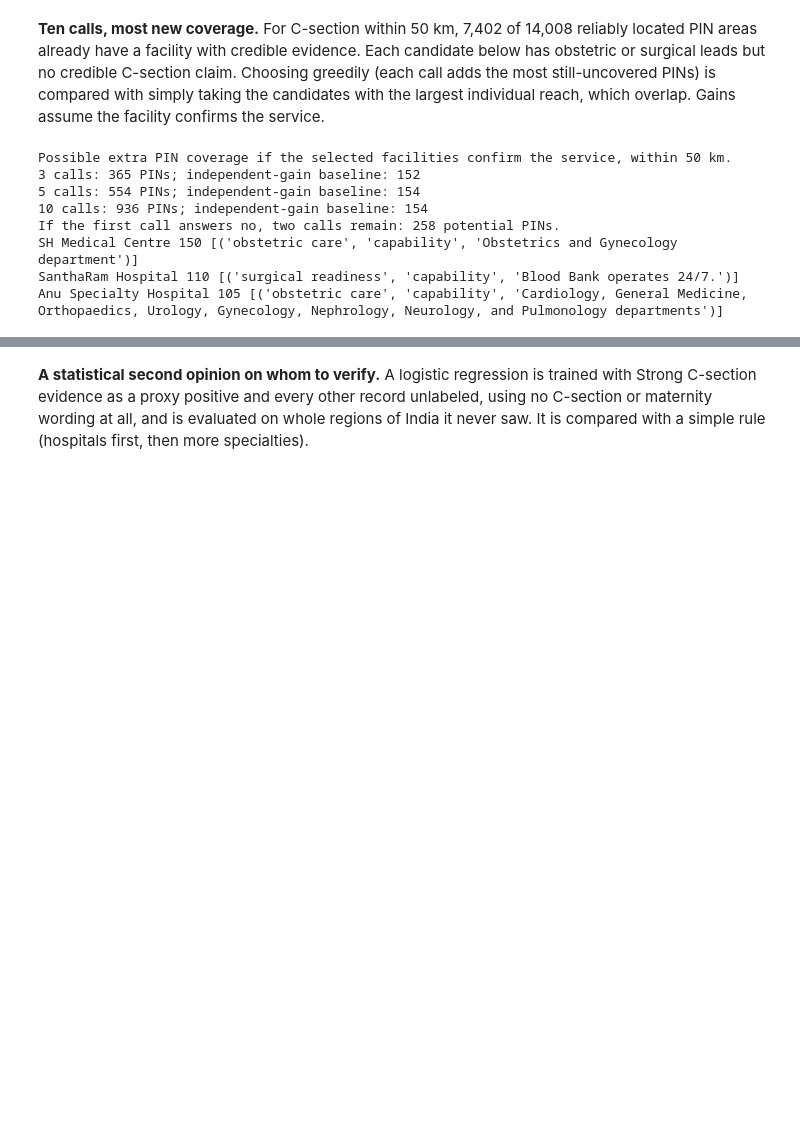
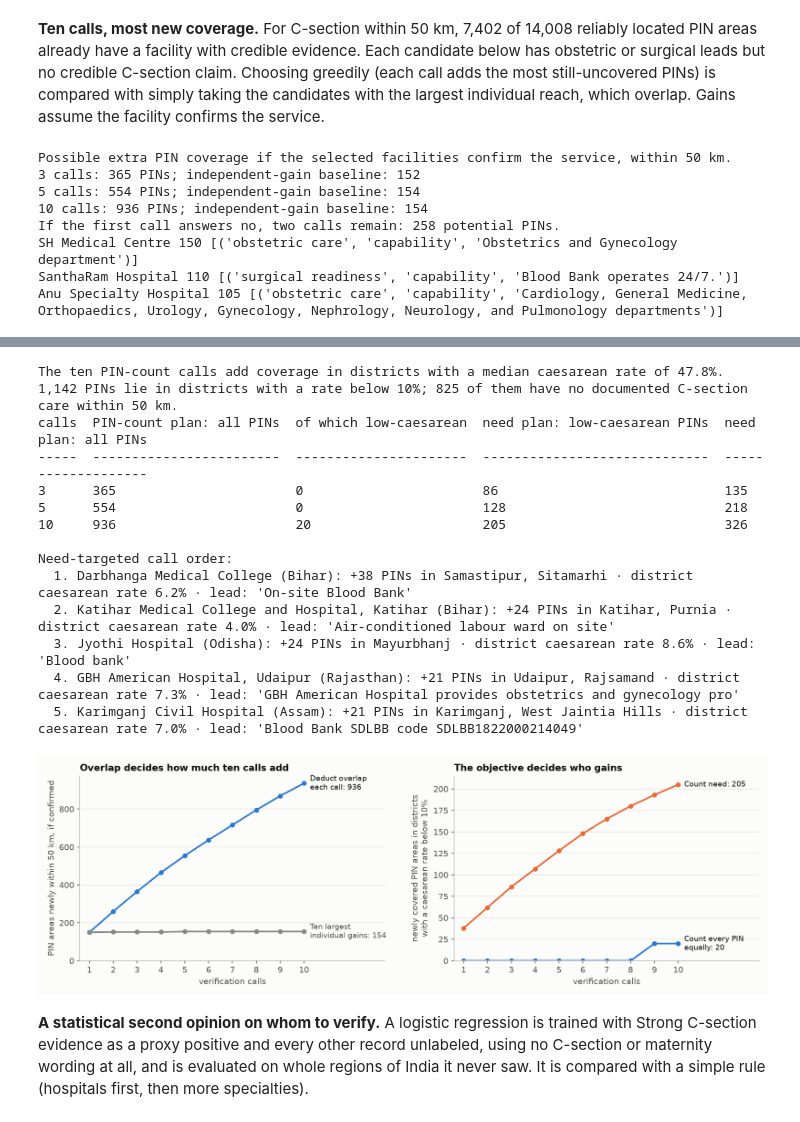
Before and after one commit to DDaniel-code/carematch, a Jupyter notebook: CareMatch.ipynb, the cells around one changed output, grey strips where cells are left out. Saved outputs shown, nothing was run; the diff lists cells and outputs as text; code cells hidden in the pictures; blank space fills up the shorter version.

```diff
--- a/CareMatch.ipynb
+++ b/CareMatch.ipynb
@@ -3991,3 +4391,72 @@ Anu Specialty Hospital 105 [('obstetric care', 'capability', 'Cardiology, Genera
+# %%
+from _carematch_submission.calls import LOW_CSECTION_TARGET_PCT, need_target, pin_need
+need = pin_need(coverage['pins'], nfhs_rows)
+target = need_target(need)
+need_plan = greedy_plan(leads, budget=10, target=target)
+reached = [need[p] for step in plan for p in step['new_pins'] if need[p] is not None]
+print(f'The ten PIN-count calls add coverage in districts with a median caesarean rate of {statistics.median(reached):.1f}%.')
+print(f'{len(target):,} PINs lie in districts with a rate below {LOW_CSECTION_TARGET_PCT:g}%; '
+      f'{len(target - coverage["covered"]):,} of them have no documented C-section care within 50 km.')
+rows = []
+for k in (3, 5, 10):
+    by_count = set().union(*(step['new_pins'] for step in plan[:k]))
+    by_need = need_plan[:k]
+    rows.append({'calls': k, 'PIN-count plan: all PINs': len(by_count), 'of which low-caesarean': len(by_count & target),
+                 'need plan: low-caesarean PINs': sum(step['marginal_gain'] for step in by_need),
+                 'need plan: all PINs': sum(step['marginal_gain'] + len(step['other_new_pins']) for step in by_need)})
+show(rows, list(rows[0]))
+print('\nNeed-targeted call order:')
+for step in need_plan[:5]:
+    c = step['candidate']
+    rates = [need[p] for p in step['new_pins']]
+    where = Counter(coverage['pins'][p]['district'].title() for p in step['new_pins']).most_common(2)
+    print(f"  {step['rank']}. {c['name']} ({c['state']}): +{step['marginal_gain']} PINs in "
+          + ', '.join(d for d, _ in where) + f" · district caesarean rate {statistics.median(rates):.1f}% · lead: {c['leads'][0][2][:60]!r}")
+
+if plt:
+    fig, (left, right) = plt.subplots(1, 2, figsize=(12.5, 4.1), num='call_plans')
+    ks = list(range(1, 11))
+    greedy = [plan[min(k, len(plan)) - 1]['cumulative_gain'] for k in ks]
+    largest = [topk_baseline(leads, k)['unique_new_pins'] for k in ks]
+    left.plot(ks, greedy, color=BLUE, linewidth=2, marker='o', markersize=5)
+    left.plot(ks, largest, color='#8a8983', linewidth=2, marker='o', markersize=5)
+    left.text(10.25, greedy[-1], f'Deduct overlap\neach call: {greedy[-1]}', va='center', fontsize=9)
+    left.text(10.25, largest[-1], f'Ten largest\nindividual gains: {largest[-1]}', va='center', fontsize=9, color=MUTED)
+    left.set_title('Overlap decides how much ten calls add')
+    left.set_ylabel('PIN areas newly within 50 km, if confirmed')
+    count_hits = [len(set().union(*(step['new_pins'] for step in plan[:k])) & target) for k in ks]
+    need_hits = [need_plan[min(k, len(need_plan)) - 1]['cumulative_gain'] for k in ks]
+    right.plot(ks, need_hits, color=ORANGE, linewidth=2, marker='o', markersize=5)
+    right.plot(ks, count_hits, color=BLUE, linewidth=2, marker='o', markersize=5)
+    right.text(10.25, need_hits[-1], f'Count need: {need_hits[-1]}', va='center', fontsize=9)
+    right.text(10.25, count_hits[-1], f'Count every PIN\nequally: {count_hits[-1]}', va='center', fontsize=9)
+    right.set_title('The objective decides who gains')
+    right.set_ylabel('newly covered PIN areas in districts\nwith a caesarean rate below 10%')
+    for ax in (left, right):
+        ax.set_xlim(0.6, 13.4)
+        ax.set_xticks(ks)
+        ax.set_ylim(0, None)
+        ax.set_xlabel('verification calls')
+        ax.grid(axis='y', color='#e6e5df', linewidth=0.8)
+        ax.set_axisbelow(True)
+    fig.tight_layout()
+    plt.show()
+# %% [output]
+The ten PIN-count calls add coverage in districts with a median caesarean rate of 47.8%.
+1,142 PINs lie in districts with a rate below 10%; 825 of them have no documented C-section care within 50 km.
+calls  PIN-count plan: all PINs  of which low-caesarean  need plan: low-caesarean PINs  need plan: all PINs
+-----  ------------------------  ----------------------  -----------------------------  -------------------
+3      365                       0                       86                             135
+5      554                       0                       128                            218
+10     936                       20                      205                            326
+
+Need-targeted call order:
+  1. Darbhanga Medical College (Bihar): +38 PINs in Samastipur, Sitamarhi · district caesarean rate 6.2% · lead: 'On-site Blood Bank'
+  2. Katihar Medical College and Hospital, Katihar (Bihar): +24 PINs in Katihar, Purnia · district caesarean rate 4.0% · lead: 'Air-conditioned labour ward on site'
+  3. Jyothi Hospital (Odisha): +24 PINs in Mayurbhanj · district caesarean rate 8.6% · lead: 'Blood bank'
+  4. GBH American Hospital, Udaipur (Rajasthan): +21 PINs in Udaipur, Rajsamand · district caesarean rate 7.3% · lead: 'GBH American Hospital provides obstetrics and gynecology pro'
+  5. Karimganj Civil Hospital (Assam): +21 PINs in Karimganj, West Jaintia Hills · district caesarean rate 7.0% · lead: 'Blood Bank SDLBB code SDLBB1822000214049'
+[figure, added]
 # %% [markdown]
 **A statistical second opinion on whom to verify.** A logistic regression is trained with Strong C-section evidence
 as a proxy positive and every other record unlabeled, using no C-section or maternity wording at all, and is evaluated
```
Also changed, not shown: parts of 27 cells of this notebook.
